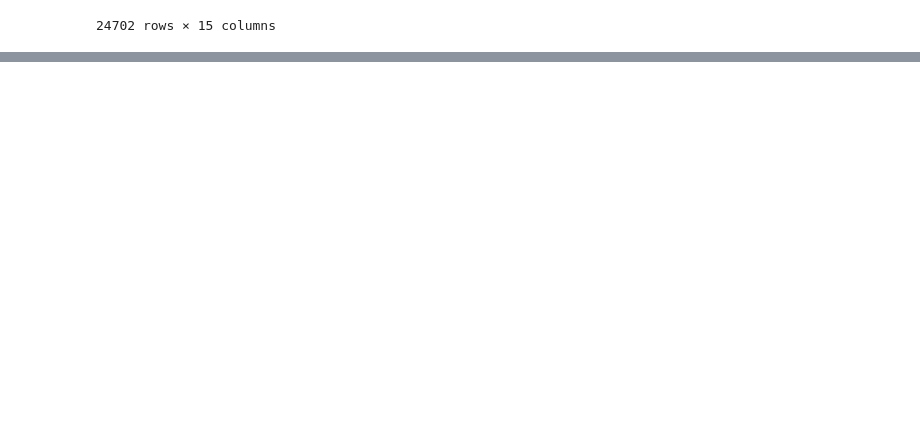
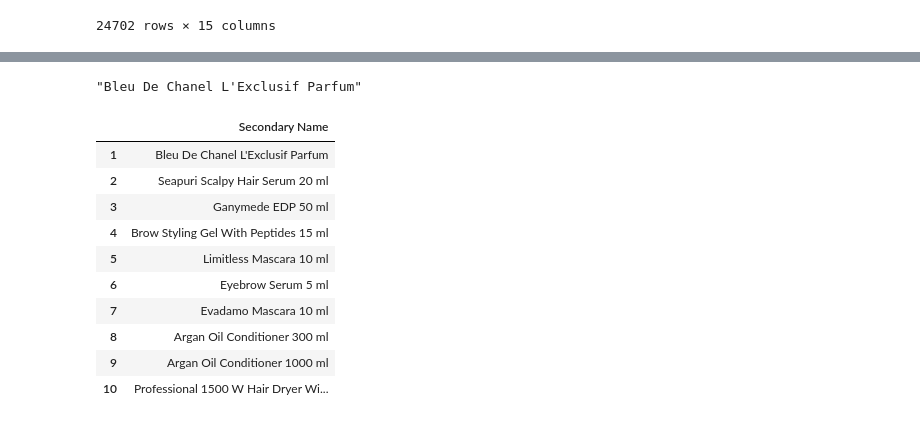
Before and after one commit to swairaimran02-web/AdvancedPythonClassRepo, a Jupyter notebook: PandasLearning.ipynb, the cells around one changed output, grey strips where cells are left out. Cells and saved outputs as stored; diff of their text form; code cells hidden in the pictures; blank space fills up the shorter version.

```diff
--- a/PandasLearning.ipynb
+++ b/PandasLearning.ipynb
@@ -141,0 +790,18 @@ for i in dfItems["Price"]:
+# %%
+dfItems.loc[1,"Secondary Name"]
+# %% [output]
+"Bleu De Chanel L'Exclusif Parfum"
+# %%
+dfItems.loc[1:10,["Secondary Name"]]
+# %% [output]
+|  | Secondary Name |
+| 1 | Bleu De Chanel L'Exclusif Parfum |
+| 2 | Seapuri Scalpy Hair Serum 20 ml |
+| 3 | Ganymede EDP 50 ml |
+| 4 | Brow Styling Gel With Peptides 15 ml |
+| 5 | Limitless Mascara 10 ml |
+| 6 | Eyebrow Serum 5 ml |
+| 7 | Evadamo Mascara 10 ml |
+| 8 | Argan Oil Conditioner 300 ml |
+| 9 | Argan Oil Conditioner 1000 ml |
+| 10 | Professional 1500 W Hair Dryer Wi... |
```
Also changed, not shown: parts of 43 cells of this notebook, 6 other files.
